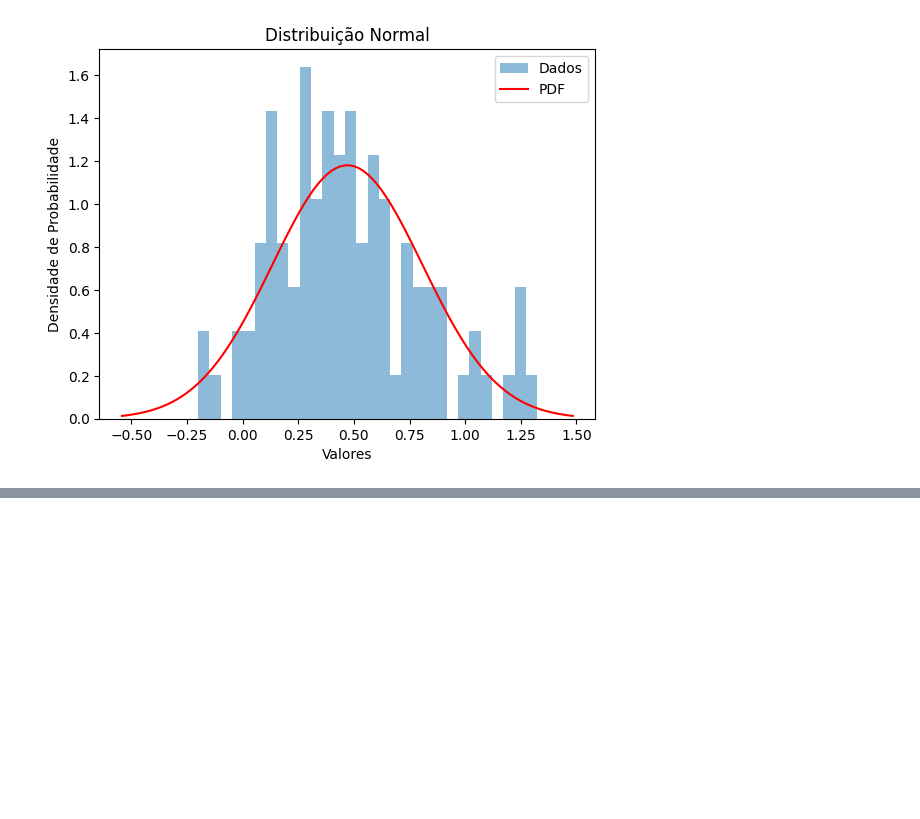
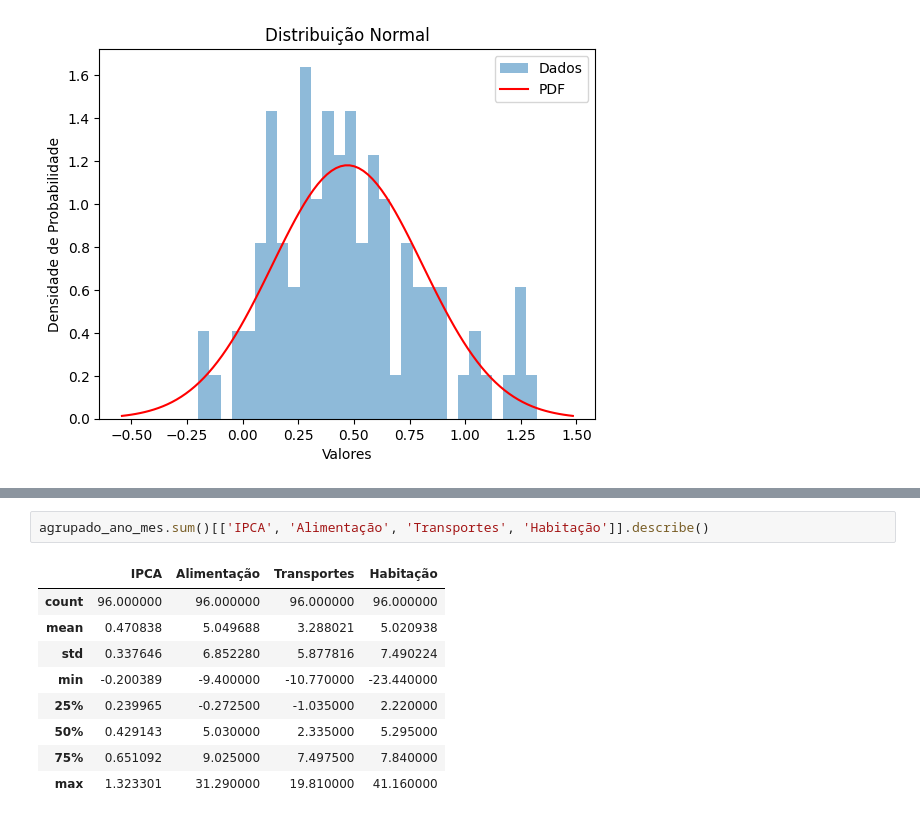
Before and after one commit to masterkey-07/proj-prob-ibge, a Jupyter notebook: notebook.ipynb, the cells around one changed output, grey strips where cells are left out. Cells and saved outputs as stored; diff of their text form; blank space fills up the shorter version.

```diff
--- a/notebook.ipynb
+++ b/notebook.ipynb
@@ -189,0 +114,12 @@ Recife (PE)
+# %%
+agrupado_ano_mes.sum()[['IPCA', 'Alimentação', 'Transportes', 'Habitação']].describe()
+# %% [output]
+|  | IPCA | Alimentação | Transportes | Habitação |
+| count | 96.000000 | 96.000000 | 96.000000 | 96.000000 |
+| mean | 0.470838 | 5.049688 | 3.288021 | 5.020938 |
+| std | 0.337646 | 6.852280 | 5.877816 | 7.490224 |
+| min | -0.200389 | -9.400000 | -10.770000 | -23.440000 |
+| 25% | 0.239965 | -0.272500 | -1.035000 | 2.220000 |
+| 50% | 0.429143 | 5.030000 | 2.335000 | 5.295000 |
+| 75% | 0.651092 | 9.025000 | 7.497500 | 7.840000 |
+| max | 1.323301 | 31.290000 | 19.810000 | 41.160000 |
```
Also changed, not shown: parts of 4 cells of this notebook, 2 other files.
